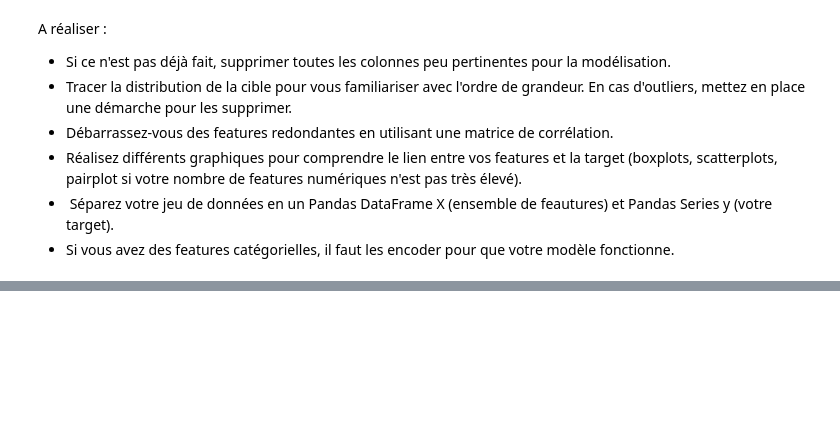
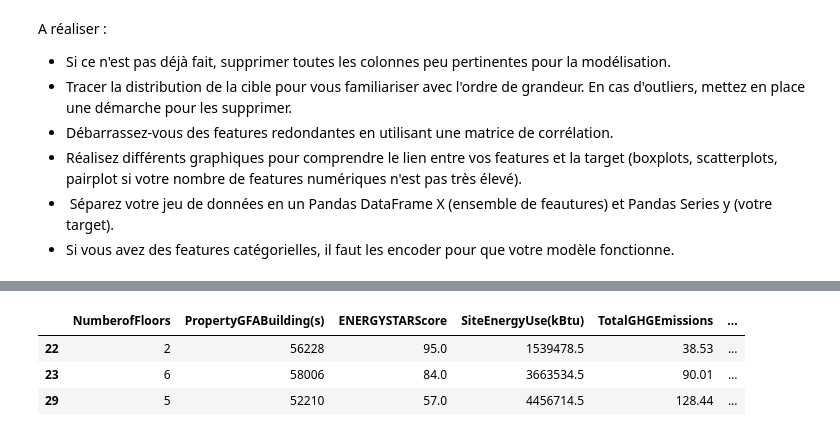
Before and after one commit to tgothie67-debug/6_Anticipez_les_besoins_en_consommation_de_batiments, a Jupyter notebook: template_modelistation_supervisee.ipynb, the cells around one changed output, grey strips where cells are left out. Drawn from its saved outputs; the diff is of its cells as text; code cells hidden in the pictures; blank space fills up the shorter version.

```diff
--- a/template_modelistation_supervisee.ipynb
+++ b/template_modelistation_supervisee.ipynb
@@ -456,0 +514,7 @@ A réaliser :
+# %%
+building_consumption_features.head(3)
+# %% [output]
+|  | NumberofFloors | PropertyGFABuilding(s) | ENERGYSTARScore | SiteEnergyUse(kBtu) | TotalGHGEmissions | ... |
+| 22 | 2 | 56228 | 95.0 | 1539478.5 | 38.53 | ... |
+| 23 | 6 | 58006 | 84.0 | 3663534.5 | 90.01 | ... |
+| 29 | 5 | 52210 | 57.0 | 4456714.5 | 128.44 | ... |
```
Also changed, not shown: parts of 23 cells of this notebook, 7 other files.
